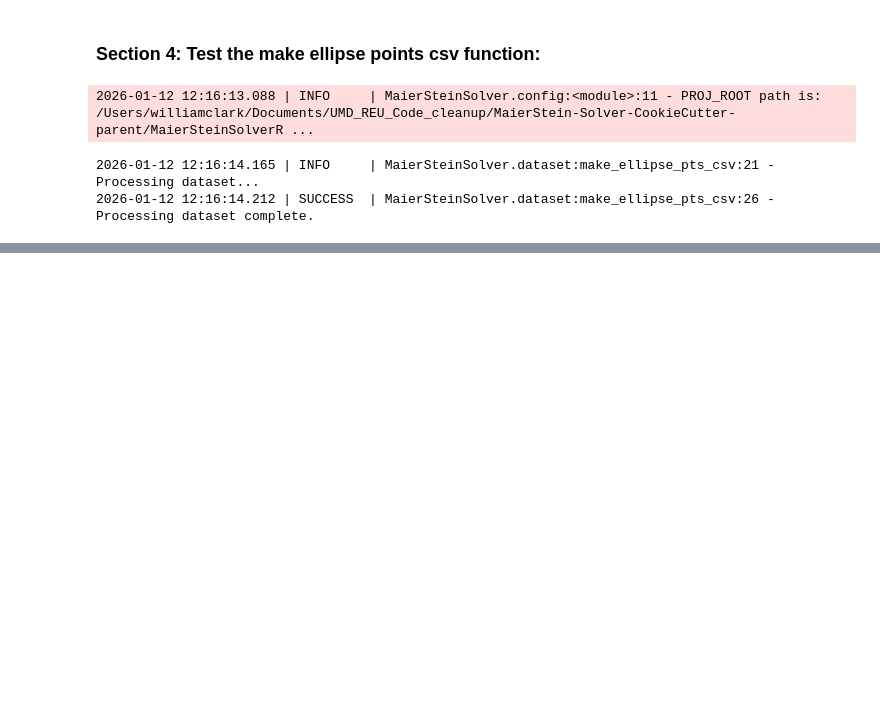
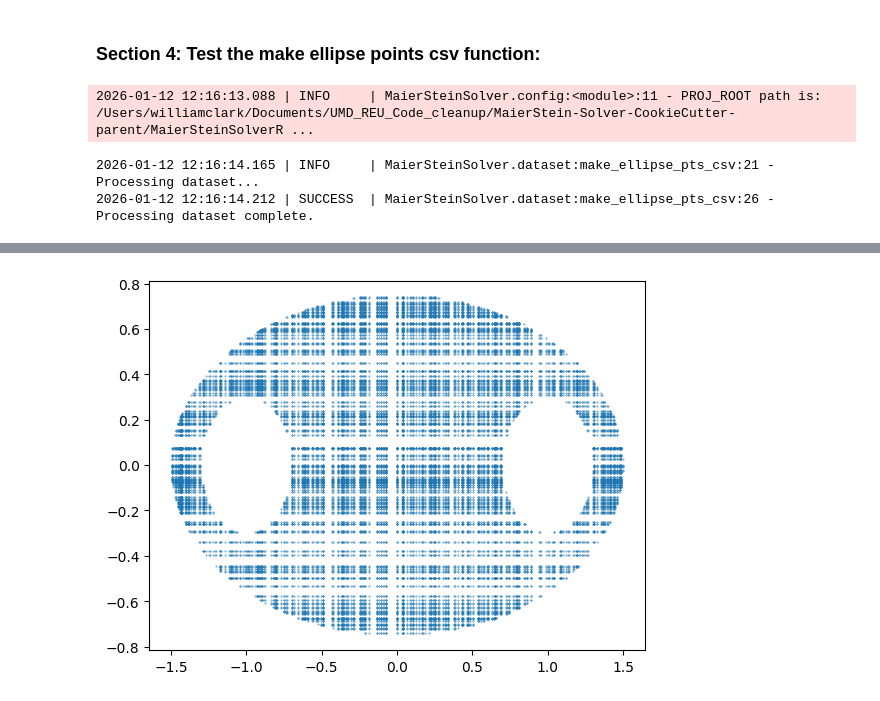
Before and after one commit to williamclarktennis/MaierSteinSolverRepo, a Jupyter notebook: notebooks/notebook.ipynb, the cells around one changed output, grey strips where cells are left out. Cells and saved outputs as stored; diff of their text form; code cells hidden in the pictures; blank space fills up the shorter version.

```diff
--- a/notebooks/notebook.ipynb
+++ b/notebooks/notebook.ipynb
@@ -59,0 +109,4 @@ make_ellipse_pts_csv()
+# %%
+scatter_plot_2D_csv(f'{RAW_DATA_DIR}/UNIF_ELLIPSE_2026-01-12T17:13.csv')
+# %% [output]
+[figure, added]
```
Also changed, not shown: parts of 10 cells of this notebook, 3 other files.
